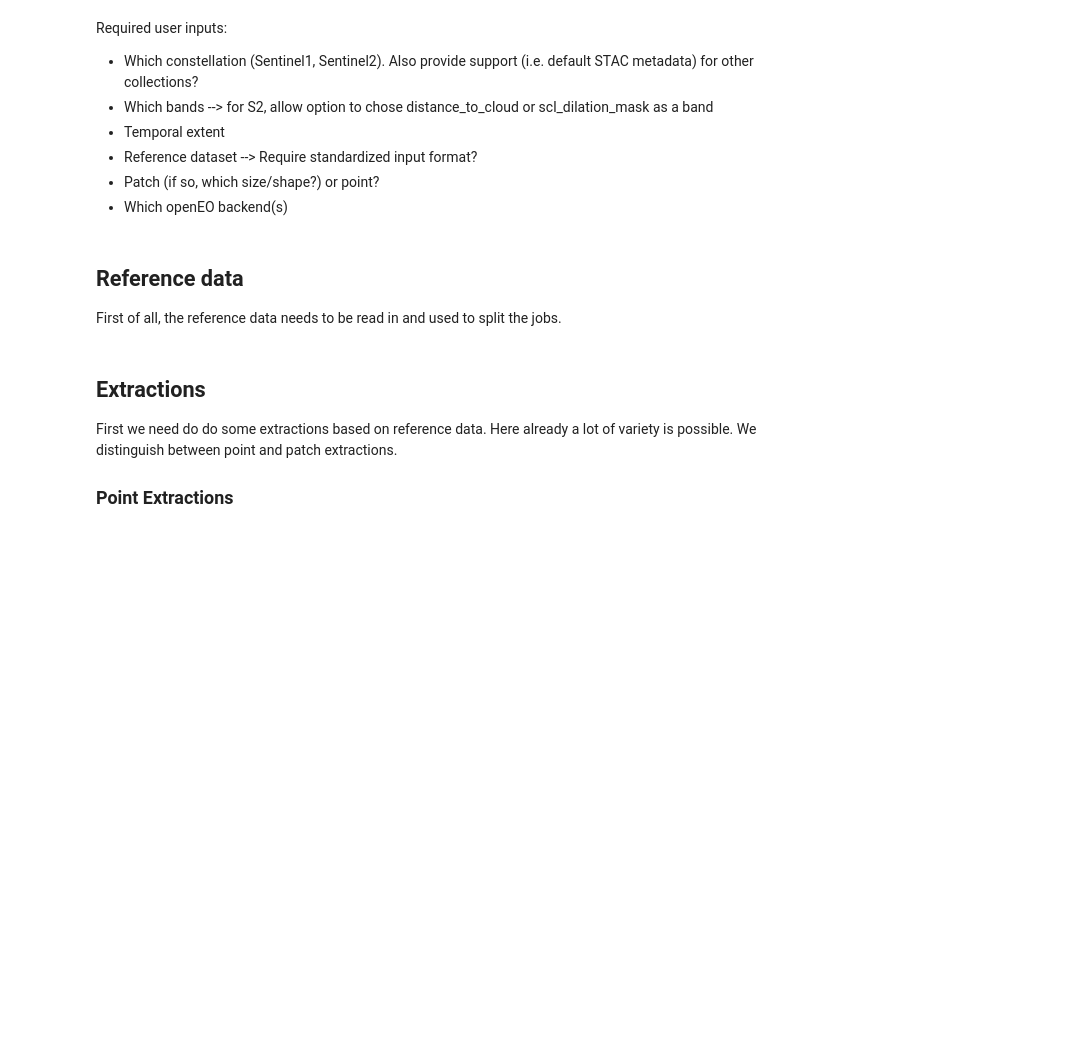
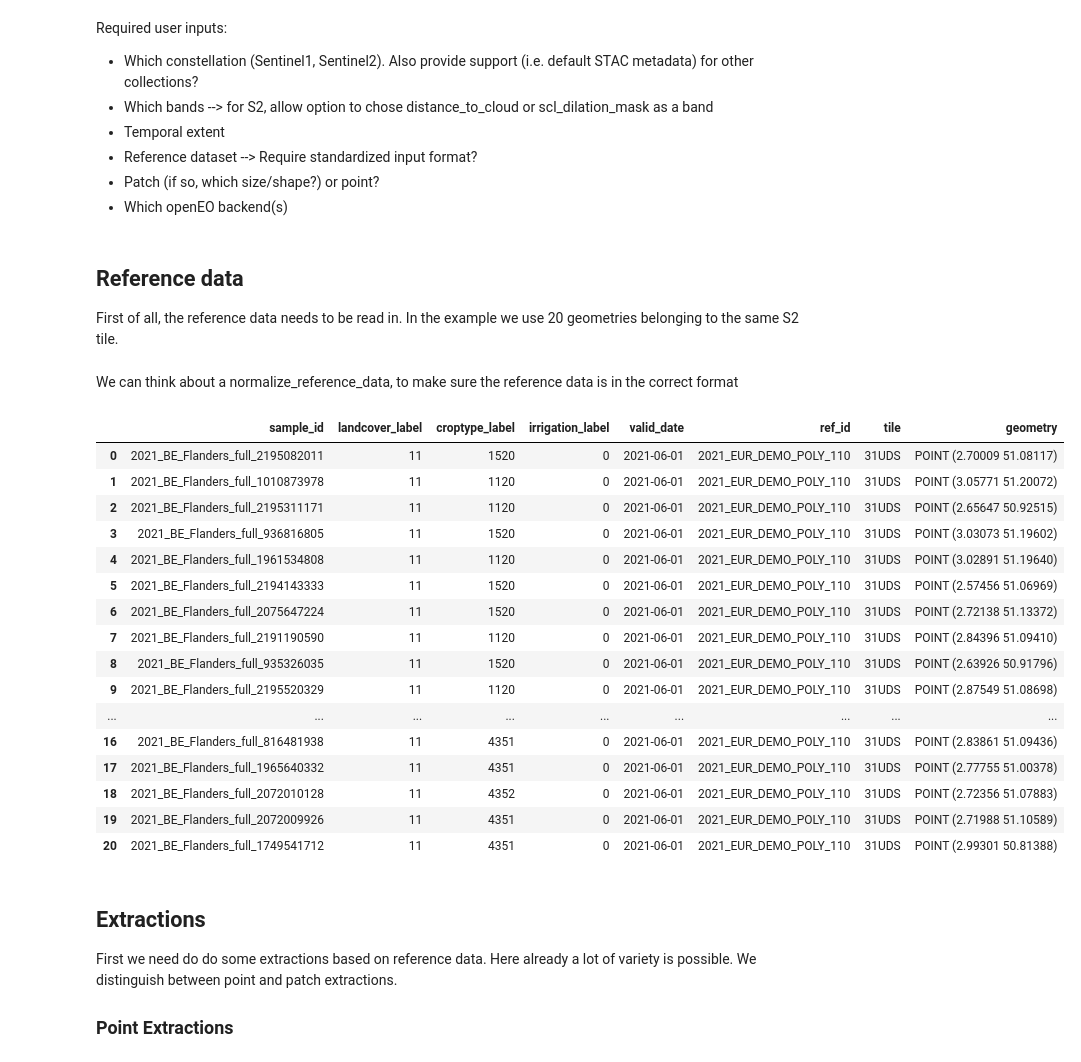
Before and after one commit to Open-EO/openeo-gfmap, a Jupyter notebook: examples/basic_pipeline/basic_pipeline.ipynb, the cells around one changed output. Cells and saved outputs as stored; diff of their text form; code cells hidden in the pictures; blank space fills up the shorter version.

Commit message:
first point extractions

```diff
--- a/examples/basic_pipeline/basic_pipeline.ipynb
+++ b/examples/basic_pipeline/basic_pipeline.ipynb
@@ -12,7 +12,32 @@ Required user inputs:
 # %% [markdown]
 ## Reference data
 
-First of all, the reference data needs to be read in and used to split the jobs.
+First of all, the reference data needs to be read in. In the example we use 20 geometries belonging to the same S2 tile.
+# %% [markdown]
+We can think about a normalize_reference_data, to make sure the reference data is in the correct format
+# %%
+import geopandas as gpd
+
+base_df = gpd.read_file('./ref_data/sample_jobs.geojson')
+base_df
+# %% [output]
+|  | sample_id | landcover_label | croptype_label | irrigation_label | valid_date | ref_id | tile | geometry |
+| 0 | 2021_BE_Flanders_full_2195082011 | 11 | 1520 | 0 | 2021-06-01 | 2021_EUR_DEMO_POLY_110 | 31UDS | POINT (2.70009 51.08117) |
+| 1 | 2021_BE_Flanders_full_1010873978 | 11 | 1120 | 0 | 2021-06-01 | 2021_EUR_DEMO_POLY_110 | 31UDS | POINT (3.05771 51.20072) |
+| 2 | 2021_BE_Flanders_full_2195311171 | 11 | 1120 | 0 | 2021-06-01 | 2021_EUR_DEMO_POLY_110 | 31UDS | POINT (2.65647 50.92515) |
+| 3 | 2021_BE_Flanders_full_936816805 | 11 | 1520 | 0 | 2021-06-01 | 2021_EUR_DEMO_POLY_110 | 31UDS | POINT (3.03073 51.19602) |
+| 4 | 2021_BE_Flanders_full_1961534808 | 11 | 1120 | 0 | 2021-06-01 | 2021_EUR_DEMO_POLY_110 | 31UDS | POINT (3.02891 51.19640) |
+| 5 | 2021_BE_Flanders_full_2194143333 | 11 | 1520 | 0 | 2021-06-01 | 2021_EUR_DEMO_POLY_110 | 31UDS | POINT (2.57456 51.06969) |
+| 6 | 2021_BE_Flanders_full_2075647224 | 11 | 1520 | 0 | 2021-06-01 | 2021_EUR_DEMO_POLY_110 | 31UDS | POINT (2.72138 51.13372) |
+| 7 | 2021_BE_Flanders_full_2191190590 | 11 | 1120 | 0 | 2021-06-01 | 2021_EUR_DEMO_POLY_110 | 31UDS | POINT (2.84396 51.09410) |
+| 8 | 2021_BE_Flanders_full_935326035 | 11 | 1520 | 0 | 2021-06-01 | 2021_EUR_DEMO_POLY_110 | 31UDS | POINT (2.63926 50.91796) |
+| 9 | 2021_BE_Flanders_full_2195520329 | 11 | 1120 | 0 | 2021-06-01 | 2021_EUR_DEMO_POLY_110 | 31UDS | POINT (2.87549 51.08698) |
+| ... | ... | ... | ... | ... | ... | ... | ... | ... |
+| 16 | 2021_BE_Flanders_full_816481938 | 11 | 4351 | 0 | 2021-06-01 | 2021_EUR_DEMO_POLY_110 | 31UDS | POINT (2.83861 51.09436) |
+| 17 | 2021_BE_Flanders_full_1965640332 | 11 | 4351 | 0 | 2021-06-01 | 2021_EUR_DEMO_POLY_110 | 31UDS | POINT (2.77755 51.00378) |
+| 18 | 2021_BE_Flanders_full_2072010128 | 11 | 4352 | 0 | 2021-06-01 | 2021_EUR_DEMO_POLY_110 | 31UDS | POINT (2.72356 51.07883) |
+| 19 | 2021_BE_Flanders_full_2072009926 | 11 | 4351 | 0 | 2021-06-01 | 2021_EUR_DEMO_POLY_110 | 31UDS | POINT (2.71988 51.10589) |
+| 20 | 2021_BE_Flanders_full_1749541712 | 11 | 4351 | 0 | 2021-06-01 | 2021_EUR_DEMO_POLY_110 | 31UDS | POINT (2.99301 50.81388) |
 # %% [markdown]
 ## Extractions
 
```
Also changed, not shown: parts of 7 cells of this notebook, 2 other files.
